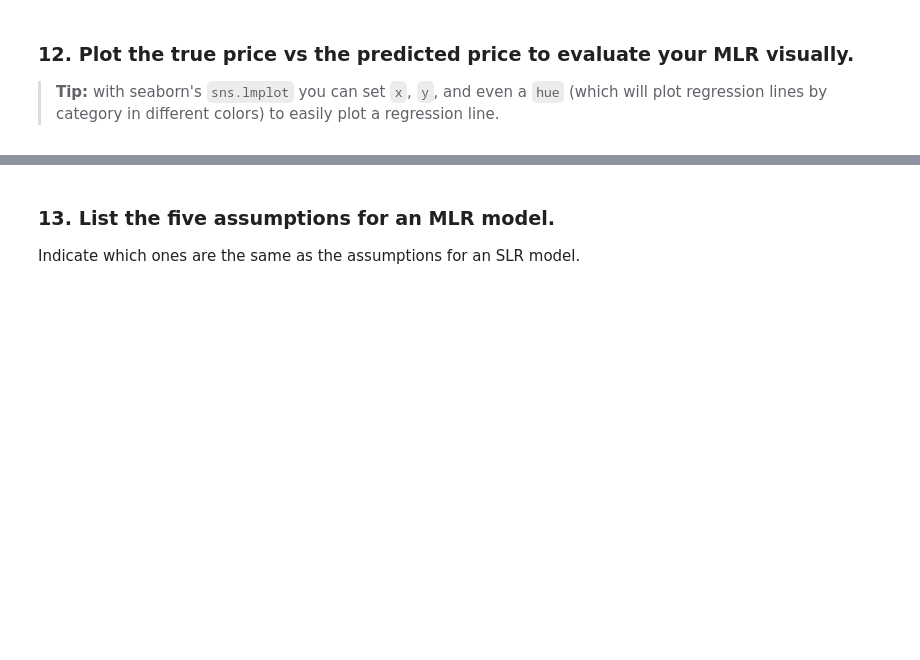
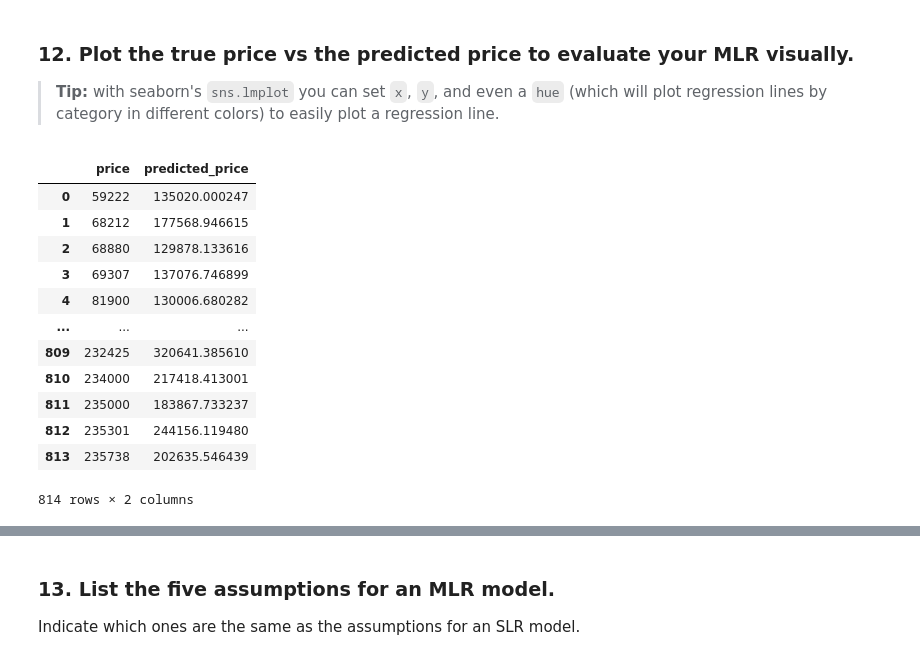
Before and after one commit to mduff12/mduff12, a Jupyter notebook: labs/3.01-lab-linear-regression-master/linear-regression-sacramento.ipynb, the cells around one changed output, grey strips where cells are left out. Drawn from its saved outputs; the diff is of its cells as text; code cells hidden in the pictures; blank space fills up the shorter version.

```diff
--- a/labs/3.01-lab-linear-regression-master/linear-regression-sacramento.ipynb
+++ b/labs/3.01-lab-linear-regression-master/linear-regression-sacramento.ipynb
@@ -439,4 +464,23 @@ metrics.mean_squared_error(y, y_preds)
 ### 12. Plot the true price vs the predicted price to evaluate your MLR visually.
 
 > **Tip:** with seaborn's `sns.lmplot` you can set `x`, `y`, and even a `hue` (which will plot regression lines by category in different colors) to easily plot a regression line.
+# %%
+true_v_predicted=pd.DataFrame(y_preds,y)
+true_v_predicted.columns=['predicted_price']
+true_v_predicted=true_v_predicted.reset_index()
+true_v_predicted
+# %% [output]
+|  | price | predicted_price |
+| 0 | 59222 | 135020.000247 |
+| 1 | 68212 | 177568.946615 |
+| 2 | 68880 | 129878.133616 |
+| 3 | 69307 | 137076.746899 |
+| 4 | 81900 | 130006.680282 |
+| ... | ... | ... |
+| 809 | 232425 | 320641.385610 |
+| 810 | 234000 | 217418.413001 |
+| 811 | 235000 | 183867.733237 |
+| 812 | 235301 | 244156.119480 |
+| 813 | 235738 | 202635.546439 |
+814 rows × 2 columns
 # %%
```
Also changed, not shown: parts of 29 cells of this notebook.
